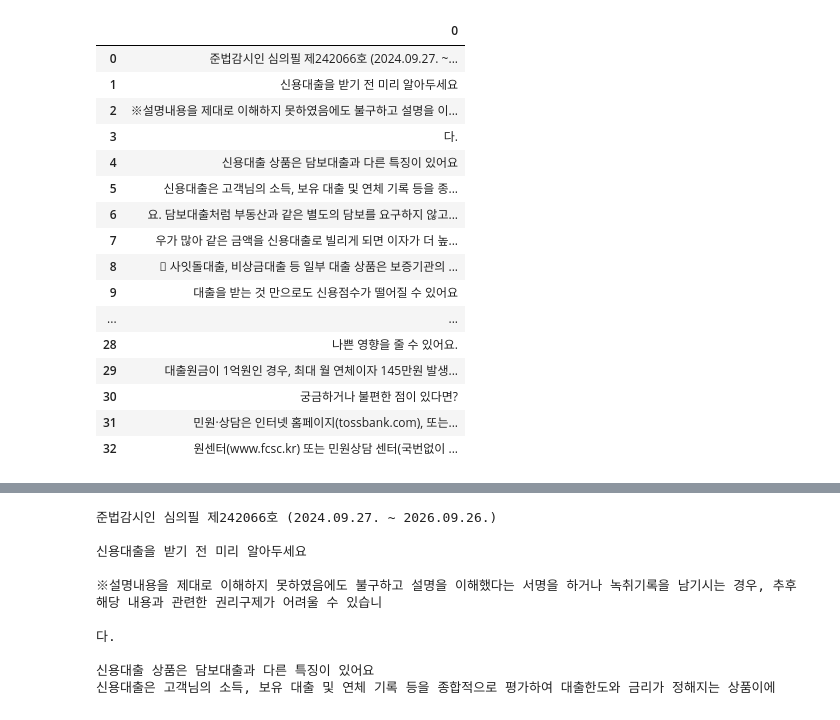
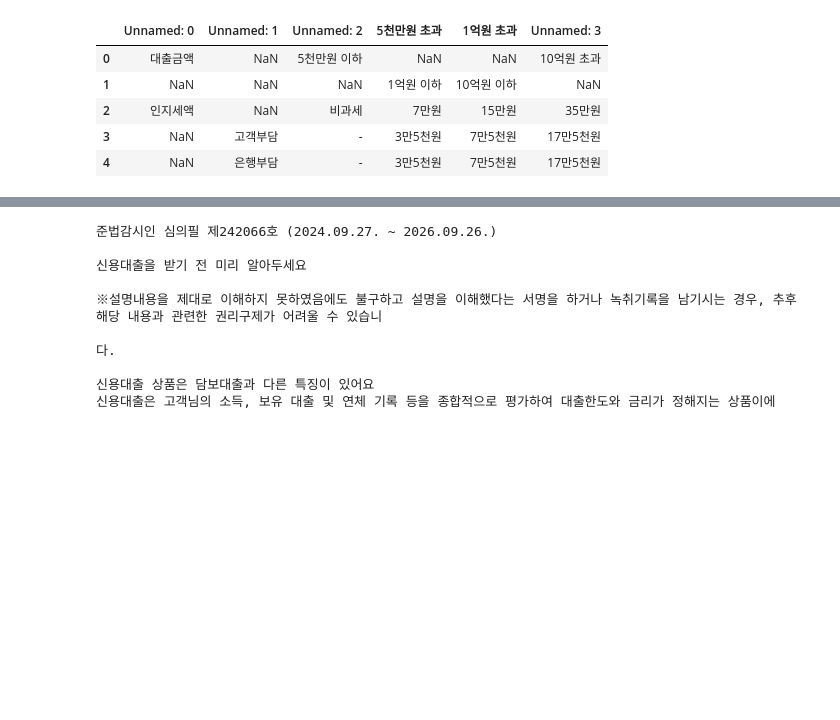
Before and after one commit to oeloanja/MLOps_DB, a Jupyter notebook: docloader_test.ipynb, the cells around one changed output, grey strips where cells are left out. Saved outputs shown, nothing was run; the diff lists cells and outputs as text; code cells hidden in the pictures; blank space fills up the shorter version.

```diff
--- a/docloader_test.ipynb
+++ b/docloader_test.ipynb
@@ -15,23 +15,12 @@ pages
 # %%
-from DocLoader import extract_data
-tables = extract_data('C:/Users/user/Downloads/가계대출상품설명서.pdf')
-tables[0].df
+from DocLoader import extract_text
+tables = extract_text('C:/Users/user/Downloads/가계대출상품설명서.pdf')
+tables[0]
 # %% [output]
-|  | 0 |
-| 0 | 준법감시인 심의필 제242066호 (2024.09.27. ~... |
-| 1 | 신용대출을 받기 전 미리 알아두세요 |
-| 2 | ※설명내용을 제대로 이해하지 못하였음에도 불구하고 설명을 이... |
-| 3 | 다. |
-| 4 | 신용대출 상품은 담보대출과 다른 특징이 있어요 |
-| 5 | 신용대출은 고객님의 소득, 보유 대출 및 연체 기록 등을 종... |
-| 6 | 요. 담보대출처럼 부동산과 같은 별도의 담보를 요구하지 않고... |
-| 7 | 우가 많아 같은 금액을 신용대출로 빌리게 되면 이자가 더 높... |
-| 8 |  사잇돌대출, 비상금대출 등 일부 대출 상품은 보증기관의 ... |
-| 9 | 대출을 받는 것 만으로도 신용점수가 떨어질 수 있어요 |
-| ... | ... |
-| 28 | 나쁜 영향을 줄 수 있어요. |
-| 29 | 대출원금이 1억원인 경우, 최대 월 연체이자 145만원 발생... |
-| 30 | 궁금하거나 불편한 점이 있다면? |
-| 31 | 민원·상담은 인터넷 홈페이지(tossbank.com), 또는... |
-| 32 | 원센터(www.fcsc.kr) 또는 민원상담 센터(국번없이 ... |
+|  | Unnamed: 0 | Unnamed: 1 | Unnamed: 2 | 5천만원 초과 | 1억원 초과 | Unnamed: 3 |
+| 0 | 대출금액 | NaN | 5천만원 이하 | NaN | NaN | 10억원 초과 |
+| 1 | NaN | NaN | NaN | 1억원 이하 | 10억원 이하 | NaN |
+| 2 | 인지세액 | NaN | 비과세 | 7만원 | 15만원 | 35만원 |
+| 3 | NaN | 고객부담 | - | 3만5천원 | 7만5천원 | 17만5천원 |
+| 4 | NaN | 은행부담 | - | 3만5천원 | 7만5천원 | 17만5천원 |
 # %%
```
Also changed, not shown: parts of 2 cells of this notebook, 7 other files.
